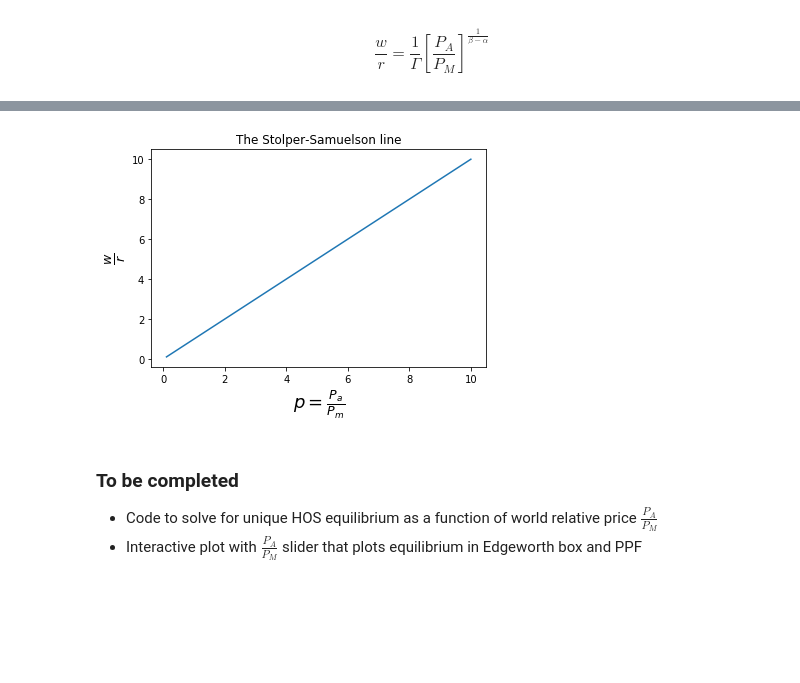
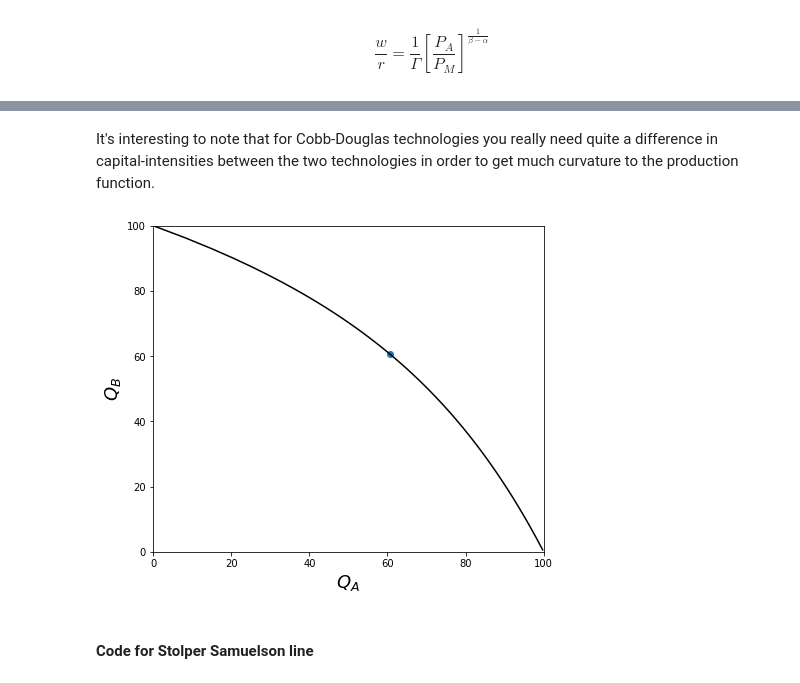
Before and after one commit to jhconning/Dev-II, a Jupyter notebook: notebooks/EdgeworthProduction.ipynb, the cells around one changed output, grey strips where cells are left out. Saved outputs shown, nothing was run; the diff lists cells and outputs as text; code cells hidden in the pictures; blank space fills up the shorter version.

Commit message:
moved Edgeworth code to end

```diff
--- a/notebooks/EdgeworthProduction.ipynb
+++ b/notebooks/EdgeworthProduction.ipynb
@@ -213,17 +213,42 @@ This can be seen from the formula.  If agriculture were more labor intensive tha
+# %%
+def ppf(LA,Kbar=KBAR, Lbar=LBAR,alpha=ALPHA,beta=BETA):
+    """Draw a production possibility frontier
+
+    arguments:
+    LA -- labor allocated to ag, from which calculate QA(Ka(La),La)
+    """
+    KA = edgeworth(LA, Kbar, Lbar,alpha, beta)
+    RTS = (alpha/(1-alpha))*(KA/LA)
+    QA = F( KA,LA,alpha)
+    QM = G(Kbar-KA,Lbar-LA,beta)
+    ax.scatter(QA,QM)
+    La = np.arange(0,Lbar)
+    Ka = edgeworth(La, Kbar, Lbar,alpha, beta)
+    Qa = F(Ka,La,alpha)
+    Qm = G(Kbar-Ka,Lbar-La,beta)
+    ax.set_xlim(0, Lbar)
+    ax.set_ylim(0, Kbar)
+    ax.plot(Qa, Qm,'k-')
+    ax.set_xlabel(r'$Q_A$',fontsize=18)
+    ax.set_ylabel(r'$Q_B$',fontsize=18)
+    plt.show()
+# %% [markdown]
+It's interesting to note that for Cobb-Douglas technologies you really need quite a difference in capital-intensities between the two technologies in order to get much curvature to the production function.
+# %%
+fig, ax = plt.subplots(figsize=(7,6))
+ppf(20,alpha =0.8, beta=0.2)
+# %% [output]
+[figure, added]
+# %% [markdown]
+#### Code for Stolper Samuelson line
 # %%
 def wreq(p,a=ALPHA, b=BETA):
     B = ((1-a)/(1-b))*(a/(1-a))**a  * ((1-b)/b)**b
     return B*p
 # %%
-p = np.linspace(0.1,10,100)
-plt.title('The Stolper-Samuelson line')
-plt.xlabel(r'$p = \frac{P_a}{P_m}$', fontsize=18)
-plt.ylabel(r'$ \frac{w}{r}$', fontsize=18)
-plt.plot(p,wreq(p));
+def ssline(a=ALPHA, b=BETA):
+    p = np.linspace(0.1,10,100)
+    plt.title('The Stolper-Samuelson line')
+    plt.xlabel(r'$p = \frac{P_a}{P_m}$', fontsize=18)
+    plt.ylabel(r'$ \frac{w}{r}$', fontsize=18)
+    plt.plot(p,wreq(p, a, b));
-# %% [output]
-[figure, removed]
-# %% [markdown]
-### To be completed
-
- * Code to solve for unique HOS equilibrium as a function of world relative price $\frac{P_A}{P_M}$
- * Interactive plot with $\frac{P_A}{P_M}$ slider that plots equilibrium in Edgeworth box and PPF
```
Also changed, not shown: parts of 29 cells of this notebook.
